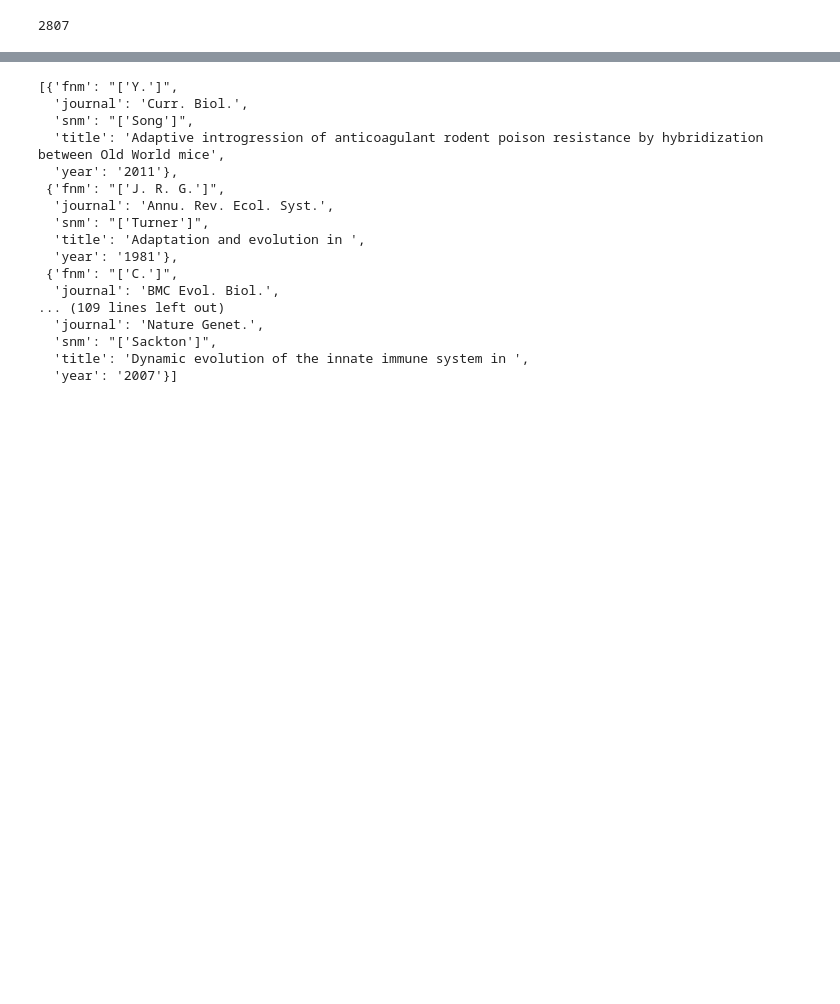
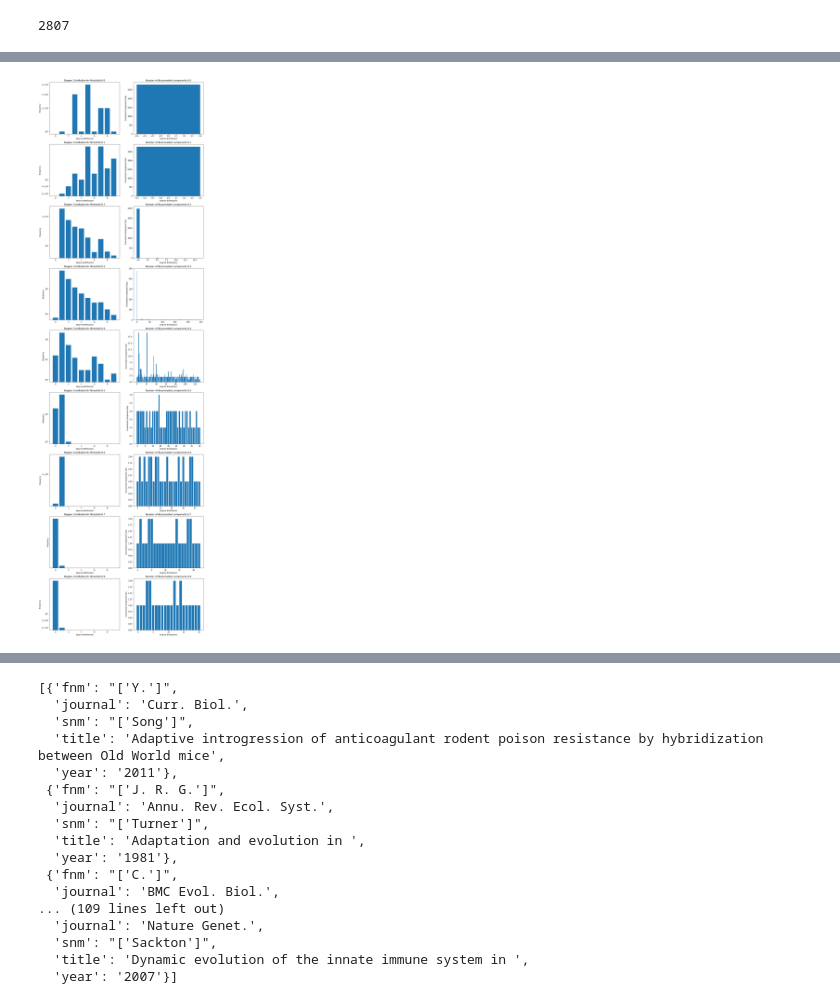
Before and after one commit to Omairss/LatentCitations, a Jupyter notebook: Nature_EDA.ipynb, the cells around one changed output, grey strips where cells are left out. Drawn from its saved outputs; the diff is of its cells as text; code cells hidden in the pictures; blank space fills up the shorter version.

```diff
--- a/Nature_EDA.ipynb
+++ b/Nature_EDA.ipynb
@@ -569,7 +569,7 @@ references[1]
    'title': 'Kerguelen hotspot magma output since 130\u2009Ma',
    'year': '2002'}}}
 # %%
-def get_forest(references, perms, threshold):
+def get_lsh(references, perms, threshold):
 
     start_time = time.time()
     minhash = []
@@ -670,3 +709,17 @@ It took 10.019591808319092 seconds to build map.
 len(titles)
 # %% [output]
 2807
+# %%
+sens = {}
+recal = {}
+graphs = {}
+
+
+for threshold in np.arange(0.0, 1, 0.1):
+
+    print (threshold)
+    lsh, minhash, titles = get_lsh(references, 128, threshold)
+    recall, specificity, edgelist = test_lsh(titles)
+    graphs[threshold] = nx.Graph()
+    graphs[threshold].add_edges_from(edgelist)
+    graphs[threshold].remove_edges_from(graphs[threshold].selfloop_edges())
@@ -672,0 +741,28 @@ len(titles)
+# %%
+fig, axs = plt.subplots(9,2, figsize=(15,55))
+
+for i, graph in enumerate([graphs[i] for i in sorted(graphs.keys())][1:]):
+
+    max_degree = 10
+
+    degrees = nx.degree_histogram(graph)[:max_degree]
+    nx.write_gexf(graph, 'data/intermediate/similarity_network_thrsh_0.%d.gexf' % i)
+
+    if  len(degrees) < max_degree:
+        degrees.extend([0 for i in range(max_degree - len(degrees))])
+
+    axs[i][0].bar(list(range(0, max_degree)), degrees, width=0.8, log = True)
+    axs[i][0].set_title('Degree Distribution for threshold 0.%d' % i)
+    axs[i][0].set_ylabel('frequency')
+    axs[i][0].set_xlabel('degree distribution')
+
+
+    conn_comp_sizes = [len(i) for i in nx.connected_components(graph)]
+    axs[i][1].bar(list(range(0, len(conn_comp_sizes))), conn_comp_sizes, width=0.8)
+    axs[i][1].set_title('Number of disconnected components 0.%d' % i)
+    axs[i][1].set_ylabel('Connected Component Size')
+    axs[i][1].set_xlabel('degree distribution')
+    #axs[i][1].set_xlim(0, 1000)
+    #axs[i][1].xticks(np.arange(0, 300, 1.0))
+# %% [output]
+[figure, added]
```
Also changed, not shown: parts of 22 cells of this notebook, 1 other file.
